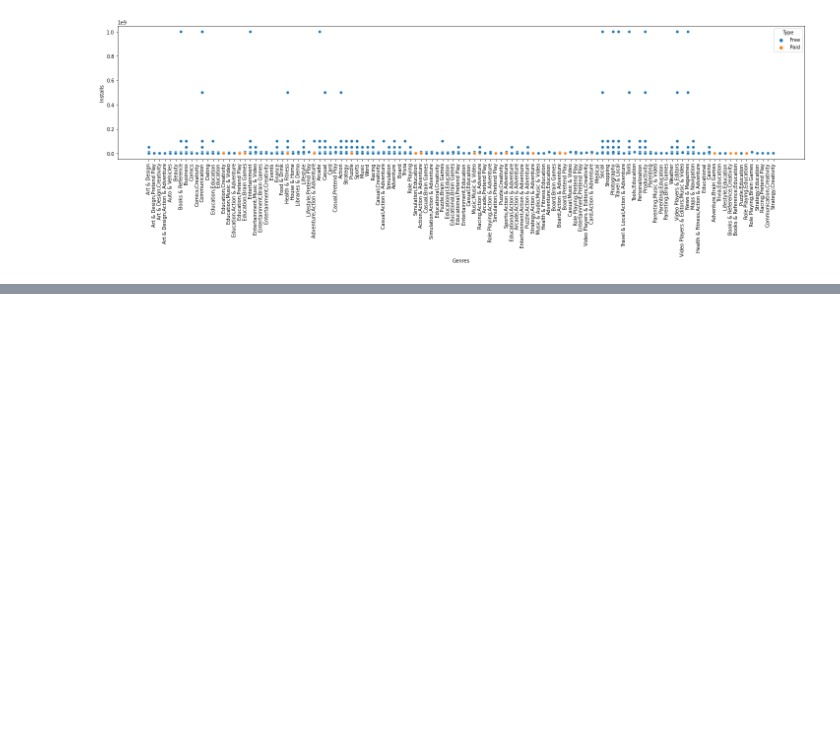
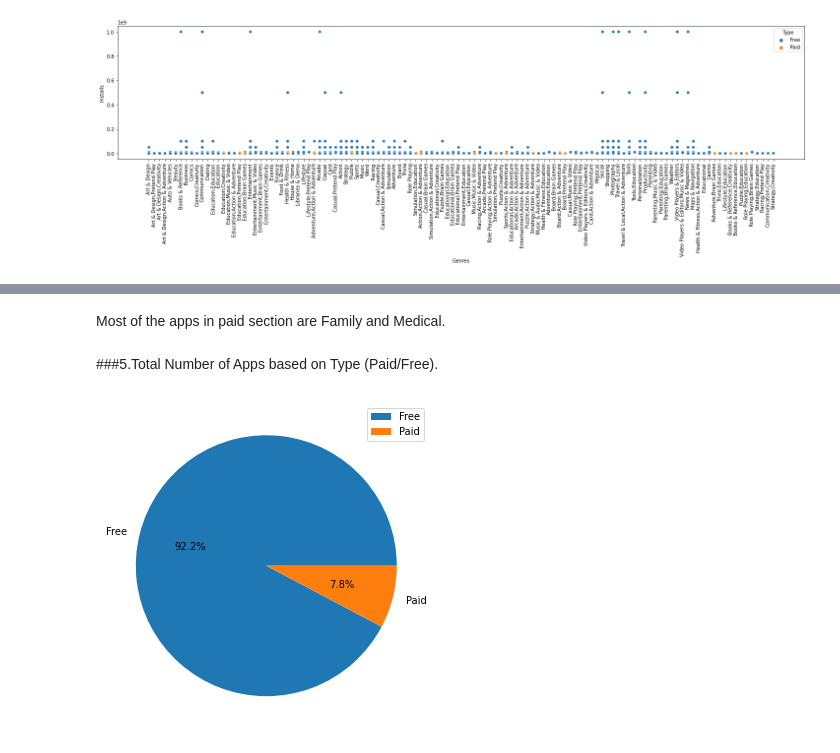
Before and after one commit to sunanda-debnath/EDA-PLAYSTORE-APP, a Jupyter notebook: Play_Store_App_Review_Analysis_Capstone_Project.ipynb, the cells around one changed output, grey strips where cells are left out. Drawn from its saved outputs; the diff is of its cells as text; code cells hidden in the pictures; blank space fills up the shorter version.

```diff
--- a/Play_Store_App_Review_Analysis_Capstone_Project.ipynb
+++ b/Play_Store_App_Review_Analysis_Capstone_Project.ipynb
@@ -355,0 +375,12 @@ plt.show()
+# %% [markdown]
+Most of the apps in paid section are Family and Medical.
+# %% [markdown]
+###5.Total Number of Apps based on Type (Paid/Free).
+# %%
+labels =df_new['Type'].value_counts(sort = True).index
+plt.figure(figsize=(6,6))
+plt.pie(df_new['Type'].value_counts(),labels=labels,autopct='%1.1f%%')
+plt.legend()
+plt.show()
+# %% [output]
+[figure, added]
```
Also changed, not shown: parts of 19 cells of this notebook.
